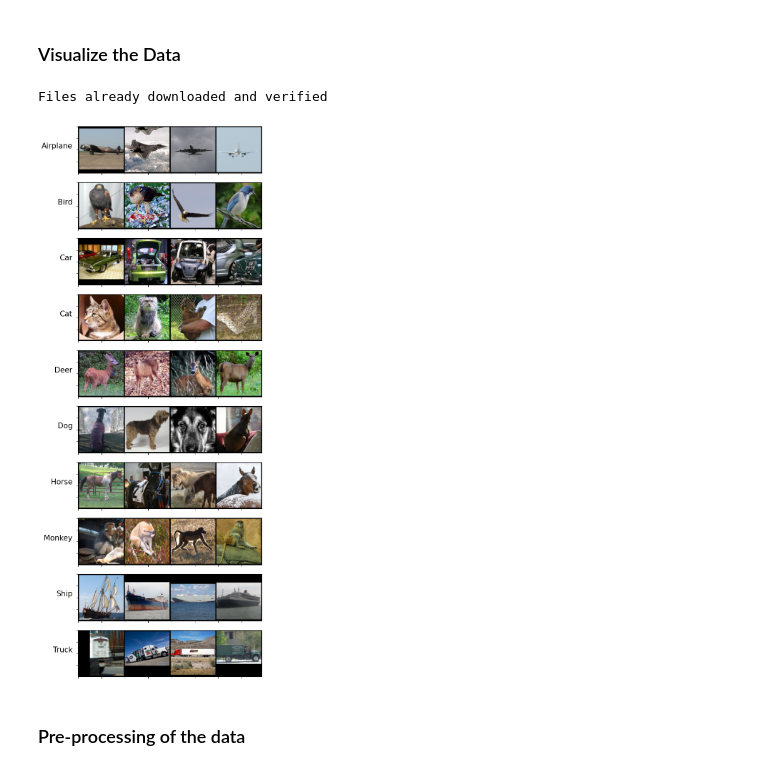
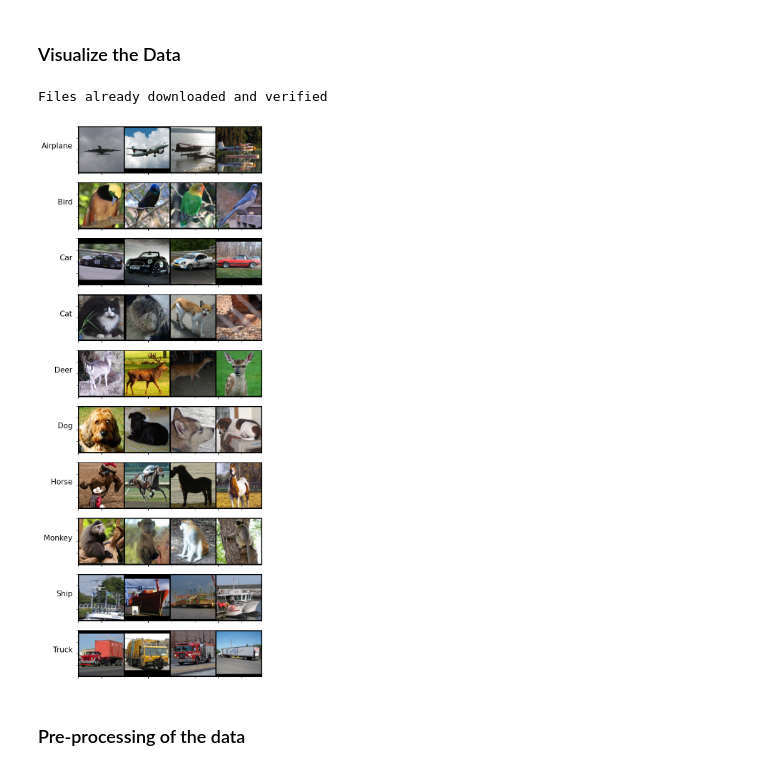
Before and after one commit to NoamDiamant52/DL-BIU, a Jupyter notebook: HW3.ipynb, the cells around one changed output. Cells and saved outputs as stored; diff of their text form; code cells hidden in the pictures.

```diff
--- a/HW3.ipynb
+++ b/HW3.ipynb
@@ -51,34 +51,39 @@ def visualize_data(num_images_per_label: int = 4, image_width: int = 3, image_si
     iterator = iter(loader)
 
     # Iterate through each label
     for index, label in enumerate(true_labels):
         example_index = 0
         class_examples_tensor = torch.empty(num_images_per_label, image_width, image_size, image_size)
 
         # Collect examples for the current label
         while example_index < num_images_per_label:
+            # Move the iterator forward by the random number of places
+            random_steps = rnd.randint(1, 10)
+            for _ in range(random_steps):
+                next(iterator)
+
             example, l = next(iterator)
             if l == index:
                 class_examples_tensor[example_index, :, :, :] = example
                 example_index += 1
 
         # Display images for the current label
         axes[index].imshow(np.transpose(torchvision.utils.make_grid(class_examples_tensor), (1, 2, 0)))
         axes[index].set_ylabel(str(label), rotation='horizontal', fontsize=15, horizontalalignment='right')
 
     # Remove ticks from the subplots
     for ax in axes:
         ax.set_yticklabels([])
         ax.set_xticklabels([])
 
     # Show the plot
     plt.show()
 
 # Visualize data
 visualize_data()
 # %% [output]
 Files already downloaded and verified
-[figure, old version]
+[figure, new version]
 # %% [markdown]
 ### Pre-processing of the data
 # %%
```
Also changed, not shown: parts of 4 cells of this notebook.
